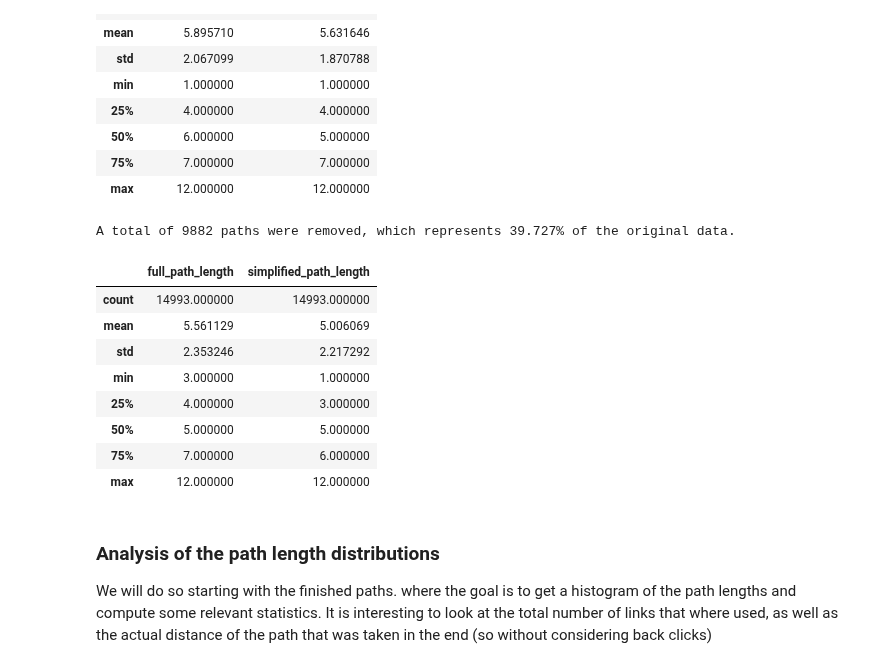
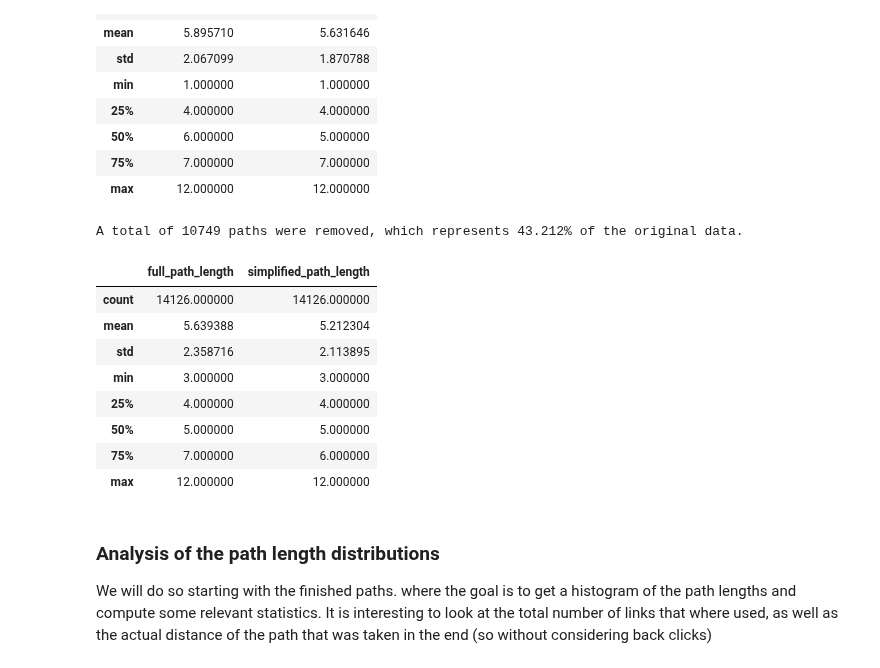
Before and after one commit to epfl-ada/ada-2024-project-adaholiks, a Jupyter notebook: statistical_analysis.ipynb, the cells around one changed output. Cells and saved outputs as stored; diff of their text form; code cells hidden in the pictures.

```diff
--- a/statistical_analysis.ipynb
+++ b/statistical_analysis.ipynb
@@ -185,29 +185,29 @@ A total of 2042 paths were removed, which represents 3.979% of the original data
 # %%
 # do something similar for the unfinished paths but here we also put a lower bound
 Q1 = unfinished_paths['full_path_length'].quantile(0.25)
 Q3 = unfinished_paths['full_path_length'].quantile(0.75)
 IQR = Q3 - Q1
 
 lower_bound = 3 # NOTE: for now this is kinda arbitrary!
 upper_bound = round(Q3 + 1.5 * IQR)
 
 filtered_unfinished_paths = unfinished_paths[(unfinished_paths['full_path_length'] <= upper_bound) &
-                                         (unfinished_paths['full_path_length'] >= lower_bound)]
+                                         (unfinished_paths['simplified_path_length'] >= lower_bound)]
 
 removed = unfinished_paths.shape[0] - filtered_unfinished_paths.shape[0]
 
 print(f"A total of {removed} paths were removed, "
       f"which represents {removed / unfinished_paths.shape[0] * 100:.3f}% of the original data.")
 
 filtered_unfinished_paths[['full_path_length', 'simplified_path_length']].describe()
 # %% [output]
-A total of 9882 paths were removed, which represents 39.727% of the original data.
+A total of 10749 paths were removed, which represents 43.212% of the original data.
 |  | full_path_length | simplified_path_length |
-| count | 14993.000000 | 14993.000000 |
-| mean | 5.561129 | 5.006069 |
-| std | 2.353246 | 2.217292 |
-| min | 3.000000 | 1.000000 |
-| 25% | 4.000000 | 3.000000 |
+| count | 14126.000000 | 14126.000000 |
+| mean | 5.639388 | 5.212304 |
+| std | 2.358716 | 2.113895 |
+| min | 3.000000 | 3.000000 |
+| 25% | 4.000000 | 4.000000 |
 | 50% | 5.000000 | 5.000000 |
 | 75% | 7.000000 | 6.000000 |
 | max | 12.000000 | 12.000000 |
```
Also changed, not shown: parts of 3 cells of this notebook.
